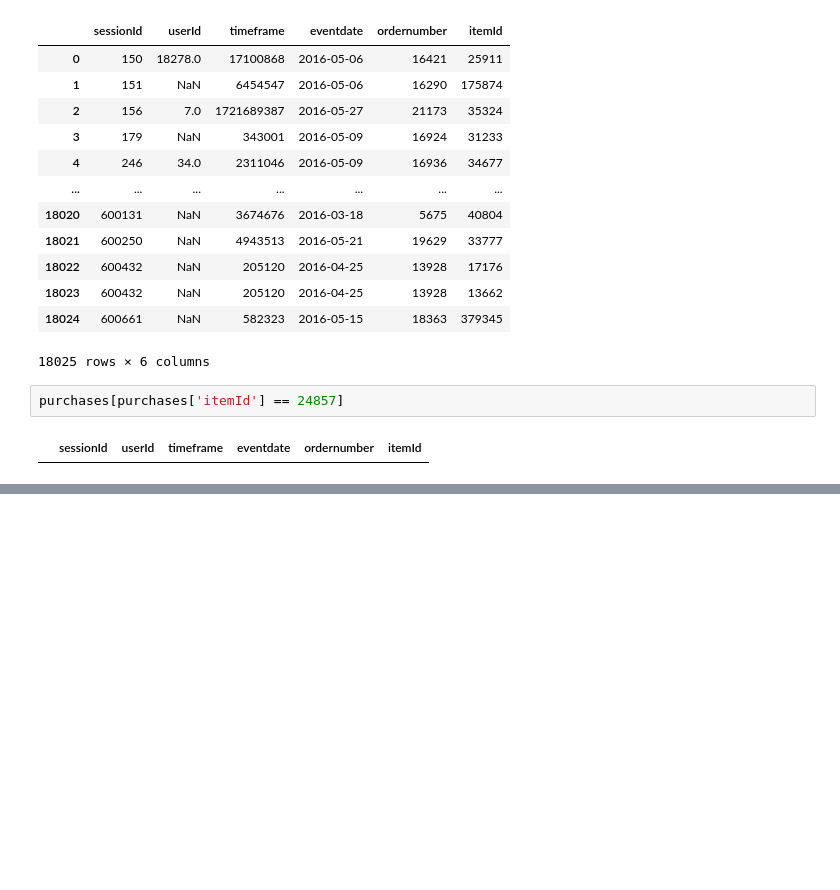
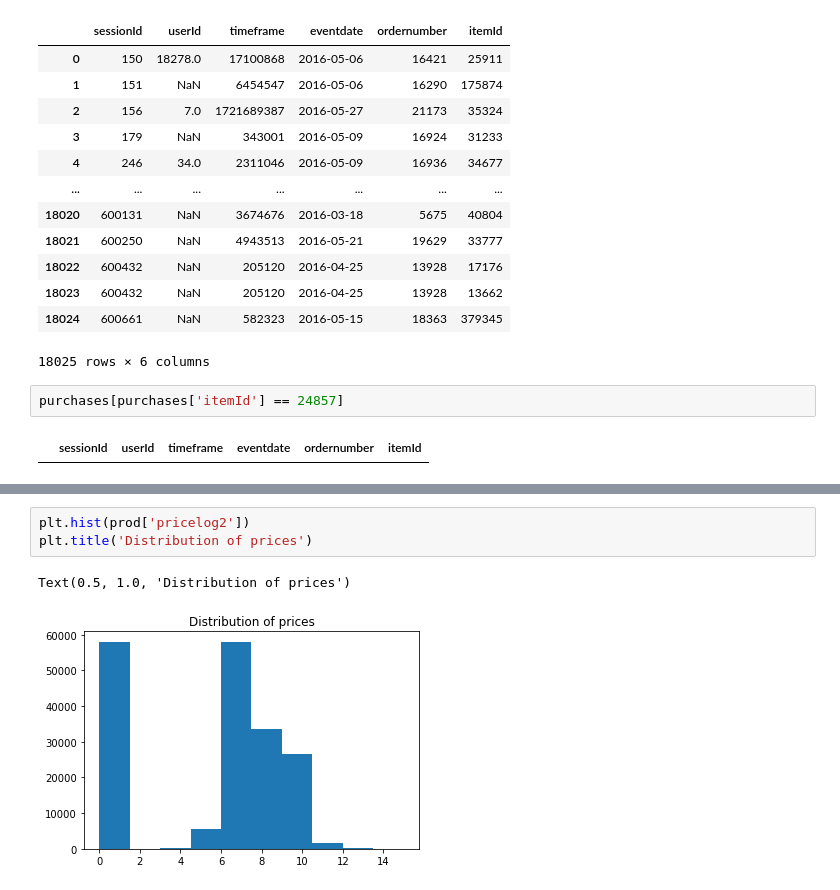
Before and after one commit to PiCindy/Intelligent-systems-and-recommendations, a Jupyter notebook: Data_analysis.ipynb, the cells around one changed output, grey strips where cells are left out. Saved outputs shown, nothing was run; the diff lists cells and outputs as text; blank space fills up the shorter version.

```diff
--- a/Data_analysis.ipynb
+++ b/Data_analysis.ipynb
@@ -158,0 +221,6 @@ queries
+# %%
+plt.hist(prod['pricelog2'])
+plt.title('Distribution of prices')
+# %% [output]
+Text(0.5, 1.0, 'Distribution of prices')
+[figure, added]
```
Also changed, not shown: parts of 12 cells of this notebook.
